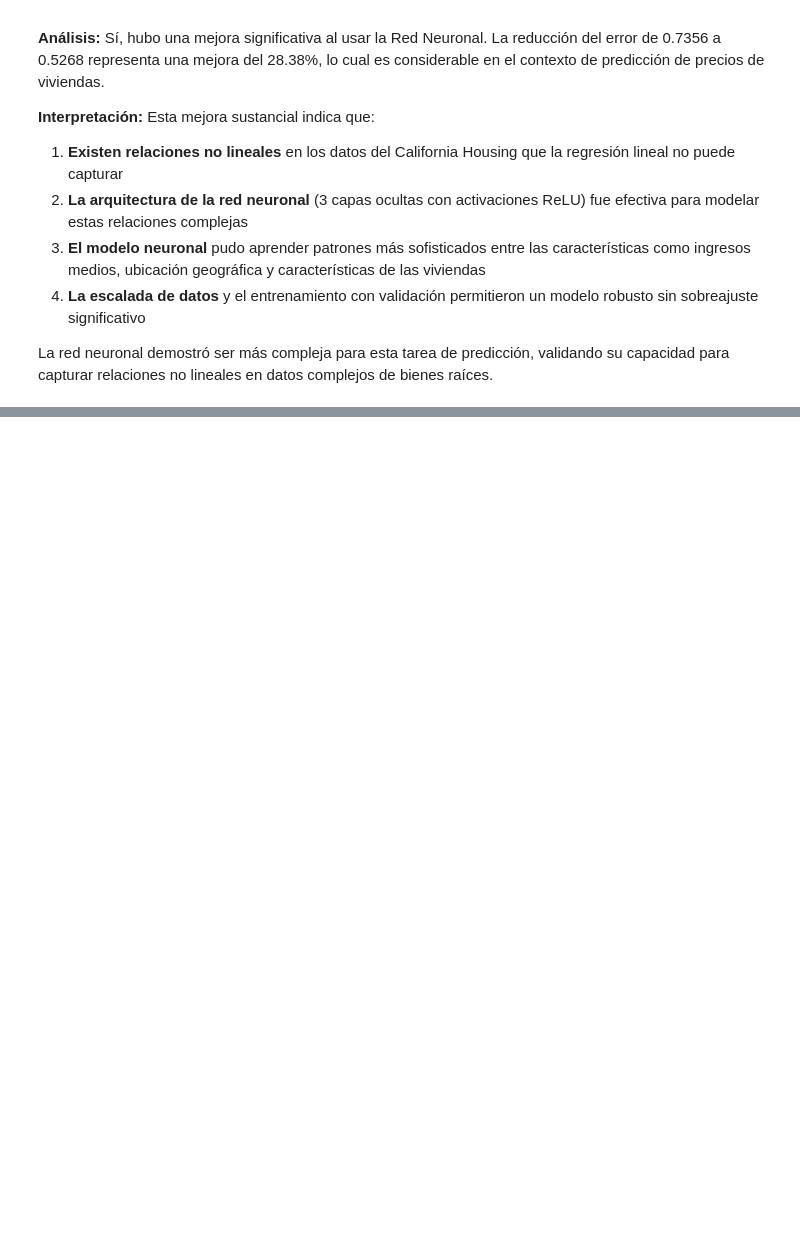
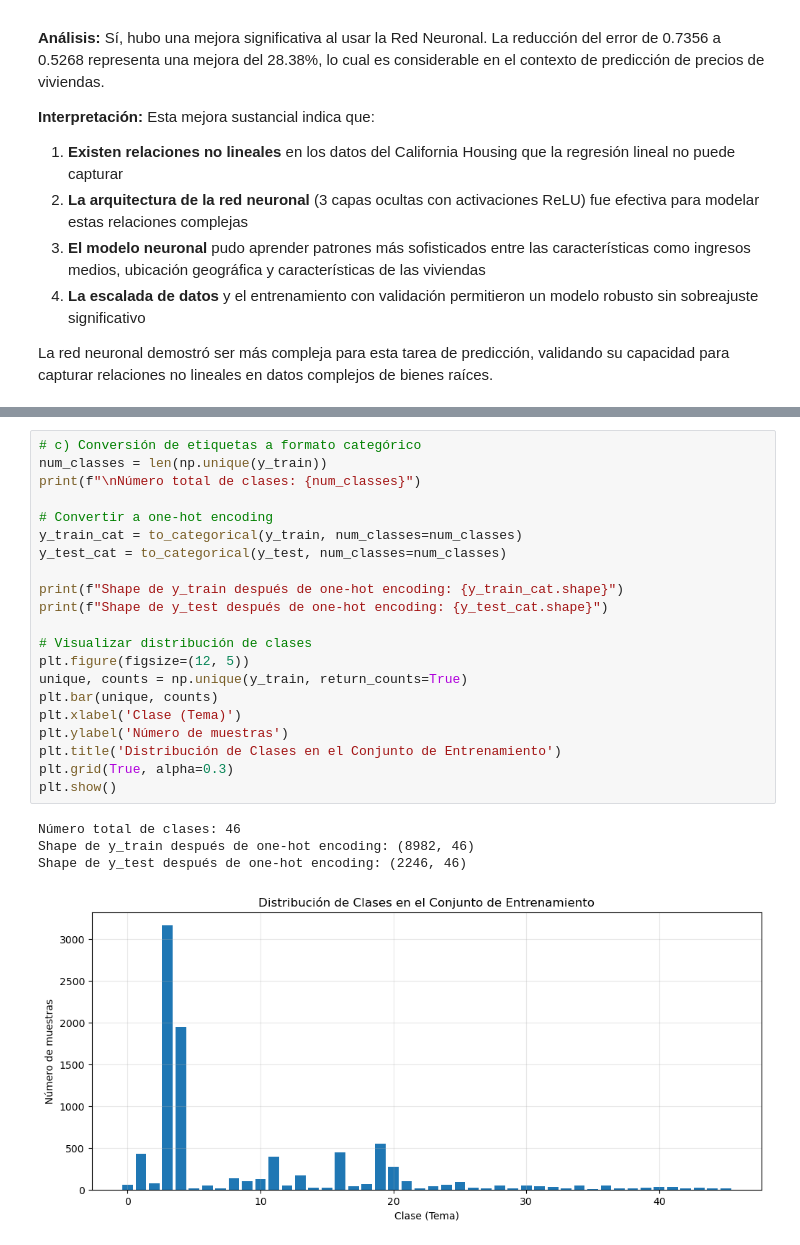
Before and after one commit to karlolhs/IML-QLAB, a Jupyter notebook: IML/PC3/PC3.ipynb, the cells around one changed output, grey strips where cells are left out. Drawn from its saved outputs; the diff is of its cells as text; blank space fills up the shorter version.

```diff
--- a/IML/PC3/PC3.ipynb
+++ b/IML/PC3/PC3.ipynb
@@ -245,0 +330,26 @@ La red neuronal demostró ser más compleja para esta tarea de predicción, vali
+# %%
+# c) Conversión de etiquetas a formato categórico
+num_classes = len(np.unique(y_train))
+print(f"\nNúmero total de clases: {num_classes}")
+
+# Convertir a one-hot encoding
+y_train_cat = to_categorical(y_train, num_classes=num_classes)
+y_test_cat = to_categorical(y_test, num_classes=num_classes)
+
+print(f"Shape de y_train después de one-hot encoding: {y_train_cat.shape}")
+print(f"Shape de y_test después de one-hot encoding: {y_test_cat.shape}")
+
+# Visualizar distribución de clases
+plt.figure(figsize=(12, 5))
+unique, counts = np.unique(y_train, return_counts=True)
+plt.bar(unique, counts)
+plt.xlabel('Clase (Tema)')
+plt.ylabel('Número de muestras')
+plt.title('Distribución de Clases en el Conjunto de Entrenamiento')
+plt.grid(True, alpha=0.3)
+plt.show()
+# %% [output]
+Número total de clases: 46
+Shape de y_train después de one-hot encoding: (8982, 46)
+Shape de y_test después de one-hot encoding: (2246, 46)
+[figure, added]
```
Also changed, not shown: parts of 21 cells of this notebook.
